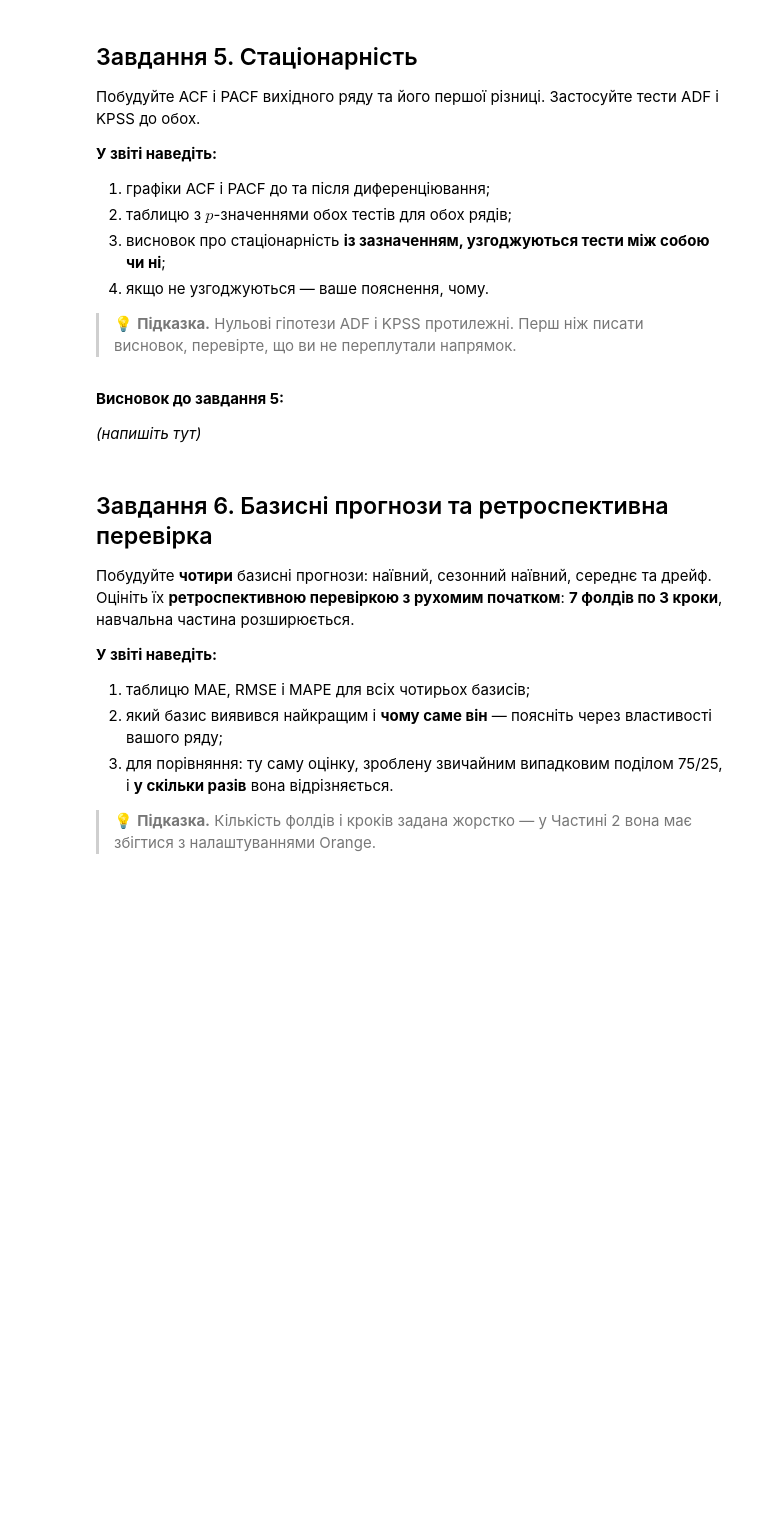
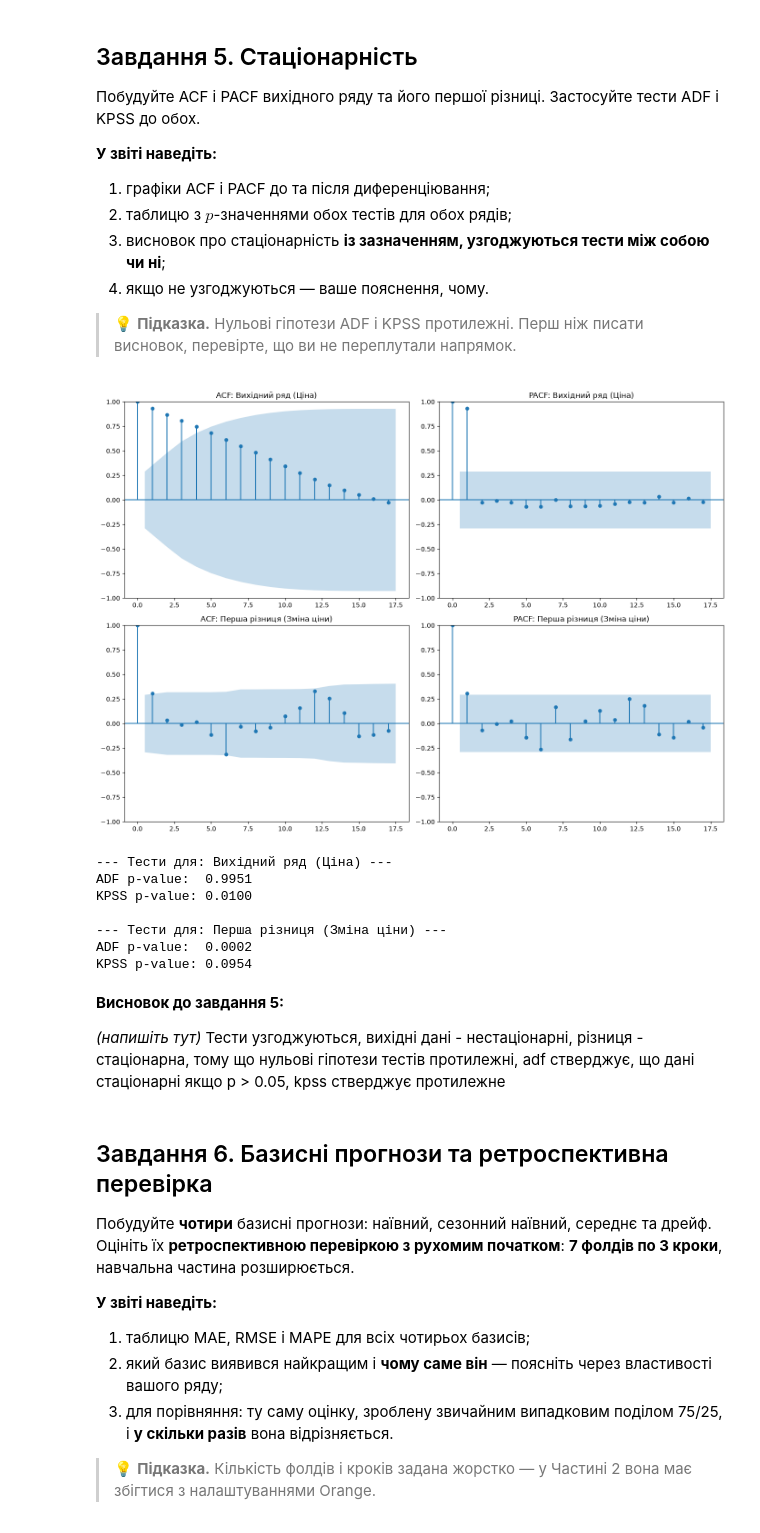
Before and after one commit to Yevhen-bot/Vis-lab1, a Jupyter notebook: lab4/ЛР4_завдання_студенту.ipynb, the cells around one changed output. Saved outputs shown, nothing was run; the diff lists cells and outputs as text; code cells hidden in the pictures; blank space fills up the shorter version.

```diff
--- a/lab4/ЛР4_завдання_студенту.ipynb
+++ b/lab4/ЛР4_завдання_студенту.ipynb
@@ -174,10 +329,51 @@ print('Фолдів ретроспективної перевірки: 7 · го
 > 💡 **Підказка.** Нульові гіпотези ADF і KPSS протилежні. Перш ніж писати висновок, перевірте, що ви не переплутали напрямок.
 # %%
 # Завдання 5. Стаціонарність
+from statsmodels.graphics.tsaplots import plot_acf, plot_pacf
+from statsmodels.tsa.stattools import adfuller, kpss
+import warnings
+warnings.filterwarnings("ignore")
+
+y_diff = df_full_grid['ціна'].diff().dropna()
+
+fig, axes = plt.subplots(2, 2, figsize=(14, 10))
+
+plot_acf(df_full_grid['ціна'], ax=axes[0, 0], title='ACF: Вихідний ряд (Ціна)')
+plot_pacf(df_full_grid['ціна'], ax=axes[0, 1], title='PACF: Вихідний ряд (Ціна)')
+
+plot_acf(y_diff, ax=axes[1, 0], title='ACF: Перша різниця (Зміна ціни)')
+plot_pacf(y_diff, ax=axes[1, 1], title='PACF: Перша різниця (Зміна ціни)')
+
+plt.tight_layout()
+plt.show()
+
+def run_stationarity_tests(series, name):
+    adf_res = adfuller(series)
+    adf_p = adf_res[1]
+
+    kpss_res = kpss(series, regression='c', nlags="auto")
+    kpss_p = kpss_res[1]
+
+    print(f"--- Тести для: {name} ---")
+    print(f"ADF p-value:  {adf_p:.4f}")
+    print(f"KPSS p-value: {kpss_p:.4f}\n")
+
+run_stationarity_tests(df_full_grid['ціна'], "Вихідний ряд (Ціна)")
+run_stationarity_tests(y_diff, "Перша різниця (Зміна ціни)")
+# %% [output]
+[figure, added]
+--- Тести для: Вихідний ряд (Ціна) ---
+ADF p-value:  0.9951
+KPSS p-value: 0.0100
+
+--- Тести для: Перша різниця (Зміна ціни) ---
+ADF p-value:  0.0002
+KPSS p-value: 0.0954
 # %% [markdown]
 **Висновок до завдання 5:**
 
 *(напишіть тут)*
+Тести узгоджуються, вихідні дані - нестаціонарні, різниця - стаціонарна, тому що нульові гіпотези тестів протилежні, adf стверджує, що дані стаціонарні якщо p > 0.05, kpss стверджує протилежне
 # %% [markdown]
 ## Завдання 6. Базисні прогнози та ретроспективна перевірка
 
```
Also changed, not shown: parts of 29 cells of this notebook, 1 other file.
